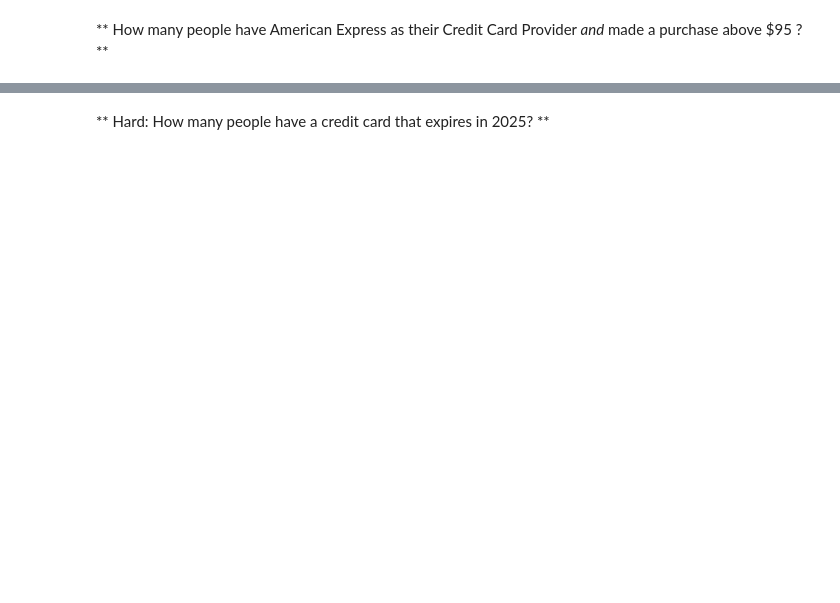
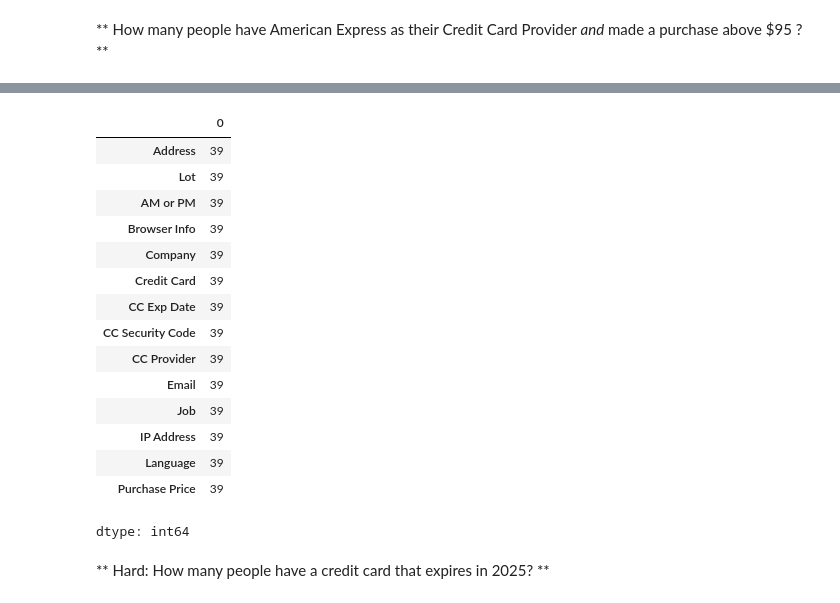
Before and after one commit to TahaThinks/DataScienceProjects2024, a Jupyter notebook: Project 3 Data Science 2025/Ecommerce_Purchases_Exercise_.ipynb, the cells around one changed output, grey strips where cells are left out. Drawn from its saved outputs; the diff is of its cells as text; code cells hidden in the pictures; blank space fills up the shorter version.

```diff
--- a/Project 3 Data Science 2025/Ecommerce_Purchases_Exercise_.ipynb
+++ b/Project 3 Data Science 2025/Ecommerce_Purchases_Exercise_.ipynb
@@ -164,2 +159,21 @@ dtype: int64
+# %%
+ecom[(ecom["CC Provider"] == "American Express") & (ecom["Purchase Price"] > 95)].count()
+# %% [output]
+|  | 0 |
+| Address | 39 |
+| Lot | 39 |
+| AM or PM | 39 |
+| Browser Info | 39 |
+| Company | 39 |
+| Credit Card | 39 |
+| CC Exp Date | 39 |
+| CC Security Code | 39 |
+| CC Provider | 39 |
+| Email | 39 |
+| Job | 39 |
+| IP Address | 39 |
+| Language | 39 |
+| Purchase Price | 39 |
+dtype: int64
 # %% [markdown]
 ** Hard: How many people have a credit card that expires in 2025? **
```
Also changed, not shown: parts of 25 cells of this notebook.
